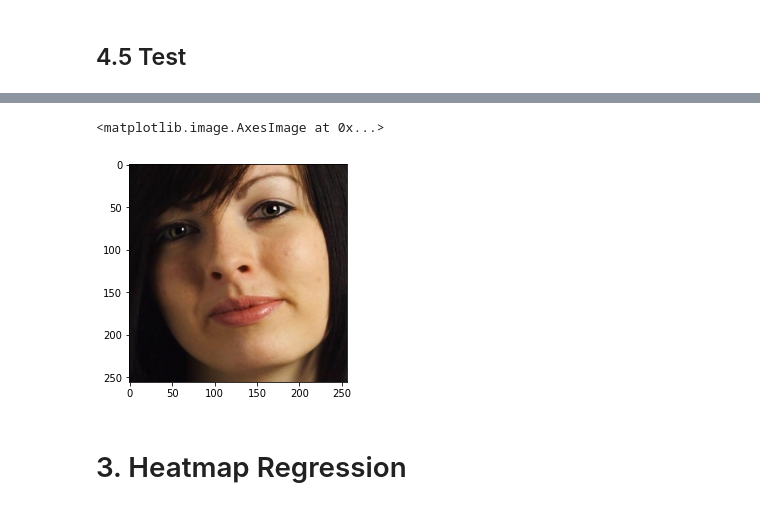
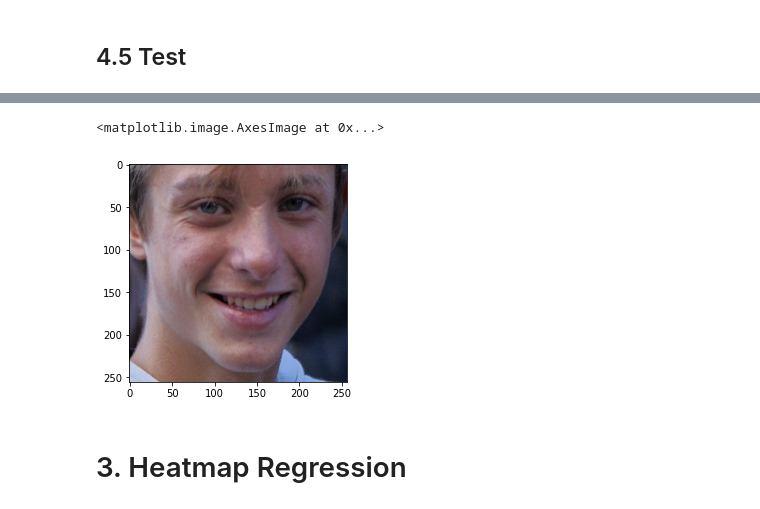
Before and after one commit to Pengchengzhi/Face-Alignment-DRF, a Jupyter notebook: Heatmap_each.ipynb, the cells around one changed output, grey strips where cells are left out. Cells and saved outputs as stored; diff of their text form; code cells hidden in the pictures.

```diff
--- a/Heatmap_each.ipynb
+++ b/Heatmap_each.ipynb
@@ -178,7 +169,7 @@ def find_coord(prob_map):
 helen_sampleset = Helen_set(dataset_type="sample")
 sample_dataloder = DataLoader(helen_sampleset, batch_size=20)
 helen_sampletest = Helen_set(dataset_type="sample_test")
-sample_test_dataloder = DataLoader(helen_sampletest, batch_size=15)
+sample_test_dataloder = DataLoader(helen_sampletest, batch_size=10)
 # %% [output]
 Loading [1/200] pictures......
 Loading [100/200] pictures......
@@ -195,18 +186,18 @@ Tune_HGNet.load_state_dict(torch.load("/content/drive/My Drive/Face Alignment DR
 Tune_HGNet._HGNet__lin = nn.Sequential(nn.Conv2d(128,64,1),
                     nn.BatchNorm2d(64),
                     nn.ReLU(inplace=True),
-                    nn.MaxPool2d(2,2),  #(64,128,128)
+                    nn.MaxPool2d(4,4),  #(64,64,64)
                     nn.Conv2d(64,16,1),
                     nn.BatchNorm2d(16),
                     nn.ReLU(inplace=True),
-                    nn.MaxPool2d(2,2),  #(16,64,64)
+                    nn.MaxPool2d(4,4),  #(16,16,16)
                     nn.Conv2d(16,4,1),
                     nn.BatchNorm2d(4),
                     nn.ReLU(inplace=True),
-                    nn.MaxPool2d(2,2)).to(device)  #(4,32,32)
+                    nn.MaxPool2d(2,2)).to(device)  #(4,8,8)
 
-Tune_HGNet._HGNet__tune = nn.Sequential(nn.Linear(4*32*32,4*32),
-                    nn.Linear(4*32,8),
+Tune_HGNet._HGNet__tune = nn.Sequential(nn.Linear(4*8*8,64),
+                    nn.Linear(64,8),
                     nn.ReLU(inplace=True)).to(device)
 # %% [markdown]
 ## 4.4 Training
@@ -302,2 +320,23 @@ Round 2, Using GPU
 # %% [markdown]
 ## 4.5 Test
+# %%
+Tune_HGNet = HGNet(tune=True).to(device)
+Tune_HGNet._HGNet__lin = nn.Sequential(nn.Conv2d(128,64,1),
+                    nn.BatchNorm2d(64),
+                    nn.ReLU(inplace=True),
+                    nn.MaxPool2d(4,4),  #(64,64,64)
+                    nn.Conv2d(64,16,1),
+                    nn.BatchNorm2d(16),
+                    nn.ReLU(inplace=True),
+                    nn.MaxPool2d(4,4),  #(16,16,16)
+                    nn.Conv2d(16,4,1),
+                    nn.BatchNorm2d(4),
+                    nn.ReLU(inplace=True),
+                    nn.MaxPool2d(2,2)).to(device)  #(4,8,8)
+
+Tune_HGNet._HGNet__tune = nn.Sequential(nn.Linear(4*8*8,64),
+                    nn.Linear(64,8),
+                    nn.ReLU(inplace=True)).to(device)
+
+Tune_HGNet.load_state_dict(torch.load("/content/drive/My Drive/Face Alignment DRF/trained_models/Tune_HGNet.pt"))
+leaf_q = torch.load("/content/drive/My Drive/Face Alignment DRF/trained_models/leaf_q.pt")
@@ -304,8 +349,9 @@ Round 2, Using GPU
 # %%
 heatmap_loss, coord_loss = 0, 0
 Tune_HGNet.eval()
+criterion = torch.nn.MSELoss()
 
-for i, (img,coord,hm) in enumerate(sample_dataloder):
+for i, (img,coord,hm) in enumerate(sample_test_dataloder):
   img = Variable(img,requires_grad=True).float().to(device)
   coord = coord.float().to(device)
   hm = Variable(hm).float().to(device)
@@ -352,9 +405,8 @@ plt.imshow(image[ith,:,:])
 # %%
-ith = 9
 plt.imshow(img[ith,:,:,:].detach().cpu().permute(1,2,0).int())
 # %% [output]
 <matplotlib.image.AxesImage at 0x...>
-[figure, old version]
+[figure, new version]
 # %% [markdown]
 # 3. Heatmap Regression
 # %%
```
Also changed, not shown: parts of 13 cells of this notebook.
